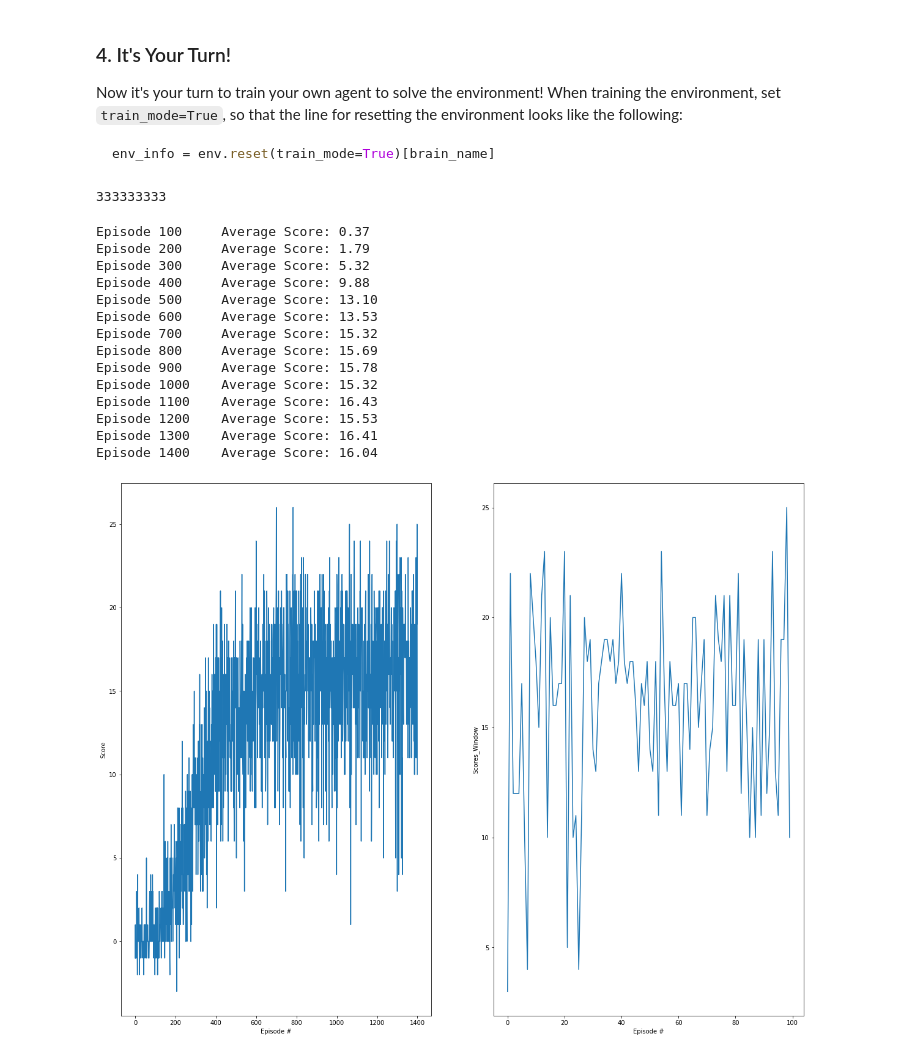
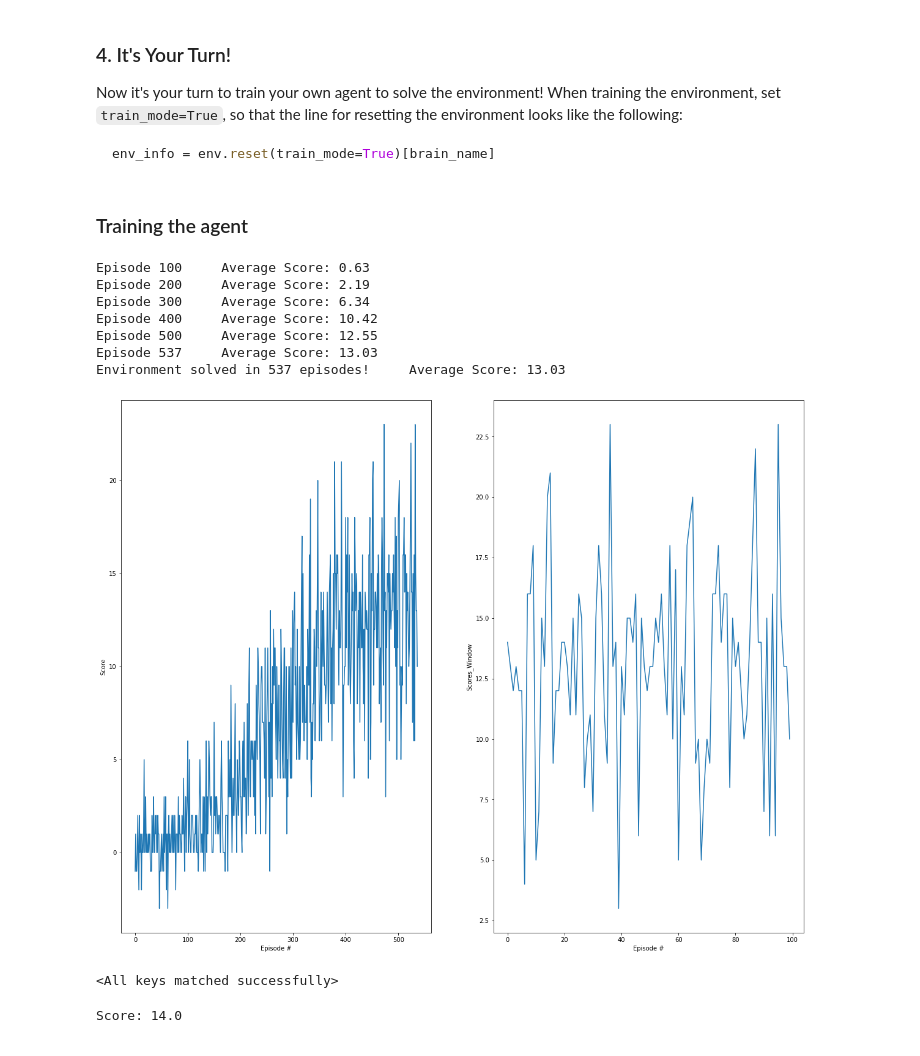
Before and after one commit to Abdulrahman-Almutlaq/RL-Navigation, a Jupyter notebook: Navigation.ipynb, the cells around one changed output. Cells and saved outputs as stored; diff of their text form; code cells hidden in the pictures.

````diff
--- a/Navigation.ipynb
+++ b/Navigation.ipynb
@@ -127,7 +130,3 @@ Now it's your turn to train your own agent to solve the environment!  When train
 ```python
 env_info = env.reset(train_mode=True)[brain_name]
 ```
-# %%
-print(333333333)
-# %% [output]
-333333333
@@ -153,3 +133,5 @@ agent = Agent(state_size=37, action_size=4, seed=0)
+# %% [markdown]
+### Training the agent
 # %%
 def dqn(n_episodes=1400, max_t=1000, eps_start=1.0, eps_end=0.01, eps_decay=0.995):
     """Deep Q-Learning.
@@ -178,50 +160,73 @@ def dqn(n_episodes=1400, max_t=1000, eps_start=1.0, eps_end=0.01, eps_decay=0.99
             agent.step(state, action, reward, next_state, done)
             state = next_state
             score += reward
             if done:
                 break
         scores_window.append(score)       # save most recent score
         scores.append(score)              # save most recent score
         eps = max(eps_end, eps_decay*eps) # decrease epsilon
         print('\rEpisode {}\tAverage Score: {:.2f}'.format(i_episode, np.mean(scores_window)), end="")
         if i_episode % 100 == 0:
             print('\rEpisode {}\tAverage Score: {:.2f}'.format(i_episode, np.mean(scores_window)))
-        if all(i >= 13 for i in scores_window):
-            print('\nEnvironment solved in {:d} episodes!\tAverage Score: {:.2f}'.format(i_episode-100, np.mean(scores_window)))
-            torch.save(agent.qnetwork_local.state_dict(), 'checkpoint.pth')
+
+        if np.mean(scores_window) >= 13:
+            print('\nEnvironment solved in {:d} episodes!\tAverage Score: {:.2f}'.format(i_episode, np.mean(scores_window)))
+            torch.save(agent.qnetwork_local.state_dict(), 'Agent.pth')
+
             break
+
+
     return scores, scores_window
+
+
+agent = Agent(state_size=37, action_size=4, seed=0)
 
 scores, scores_window = dqn()
 
 # plot the scores
 fig = plt.figure(figsize=(20,16))
 ax = fig.add_subplot(121)
 plt.plot(np.arange(len(scores)), scores)
 plt.ylabel('Score')
 plt.xlabel('Episode #')
 
 ax = fig.add_subplot(122)
 plt.plot(np.arange(len(scores_window)), scores_window)
 plt.ylabel('Scores_Window')
 plt.xlabel('Episode #')
 
 plt.show()
 # %% [output]
-Episode 100     Average Score: 0.37
-Episode 200     Average Score: 1.79
-Episode 300     Average Score: 5.32
-Episode 400     Average Score: 9.88
-Episode 500     Average Score: 13.10
-Episode 600     Average Score: 13.53
-Episode 700     Average Score: 15.32
-Episode 800     Average Score: 15.69
-Episode 900     Average Score: 15.78
-Episode 1000    Average Score: 15.32
-Episode 1100    Average Score: 16.43
-Episode 1200    Average Score: 15.53
-Episode 1300    Average Score: 16.41
-Episode 1400    Average Score: 16.04
+Episode 100     Average Score: 0.63
+Episode 200     Average Score: 2.19
+Episode 300     Average Score: 6.34
+Episode 400     Average Score: 10.42
+Episode 500     Average Score: 12.55
+Episode 537     Average Score: 13.03
+Environment solved in 537 episodes!     Average Score: 13.03
-[figure, old version]
+[figure, new version]
+# %%
+agent = Agent(state_size=37, action_size=4, seed=0)
+agent.qnetwork_local.load_state_dict(torch.load('Agent.pth'))
+# %% [output]
+<All keys matched successfully>
+# %%
+env_info = env.reset(train_mode=False)[brain_name] # reset the environment
+state = env_info.vector_observations[0]            # get the current state
+score = 0                                          # initialize the score
+while True:
+    action = agent.act(state)        # select an action
+    env_info = env.step(int(action))[brain_name]        # send the action to the environment
+    next_state = env_info.vector_observations[0]   # get the next state
+    reward = env_info.rewards[0]                   # get the reward
+    done = env_info.local_done[0]                  # see if episode has finished
+    score += reward                                # update the score
+    state = next_state                             # roll over the state to next time step
+    if done:                                       # exit loop if episode finished
+        break
+
+print("Score: {}".format(score))
+# %% [output]
+Score: 14.0
 # %%
 env.close()
````
Also changed, not shown: parts of 2 cells of this notebook, 2 other files.
